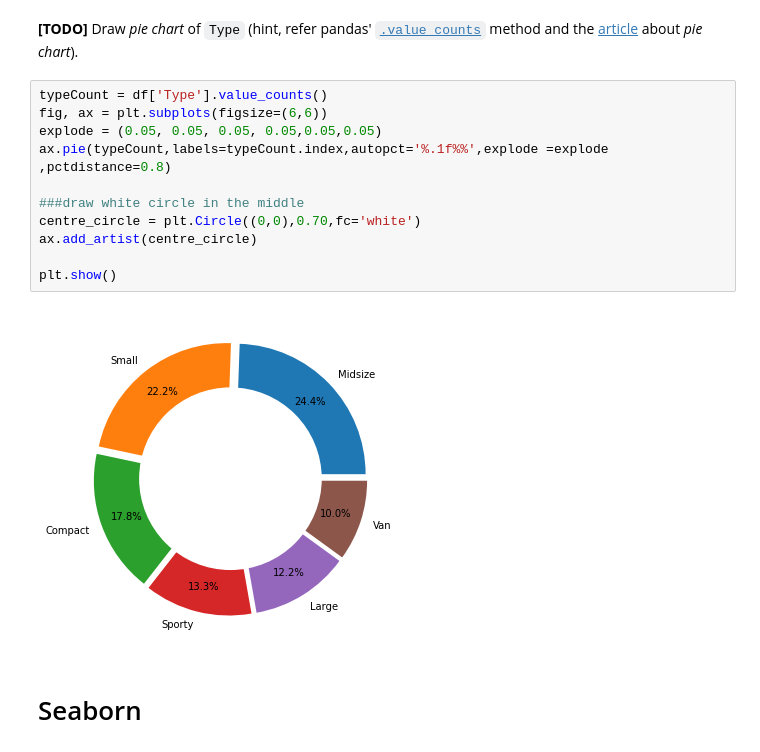
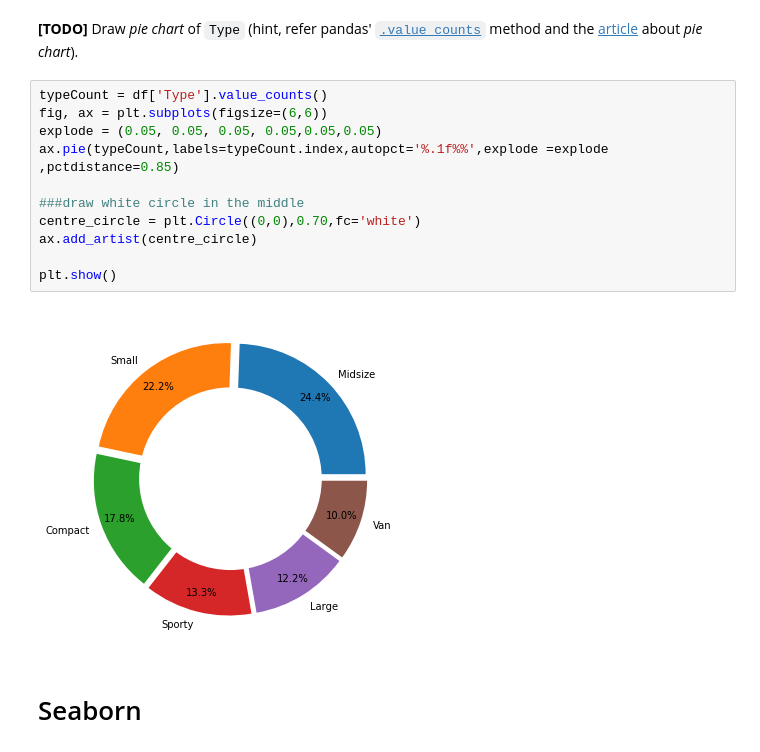
Before and after one commit to alcoholsky/DAP__, a Jupyter notebook: lecture4.ipynb, the cells around one changed output. Saved outputs shown, nothing was run; the diff lists cells and outputs as text.

```diff
--- a/lecture4.ipynb
+++ b/lecture4.ipynb
@@ -27,16 +27,16 @@ Please refer the [official doc](https://matplotlib.org/) or following [article](
 # %%
 typeCount = df['Type'].value_counts()
 fig, ax = plt.subplots(figsize=(6,6))
 explode = (0.05, 0.05, 0.05, 0.05,0.05,0.05)
-ax.pie(typeCount,labels=typeCount.index,autopct='%.1f%%',explode =explode ,pctdistance=0.8)
+ax.pie(typeCount,labels=typeCount.index,autopct='%.1f%%',explode =explode ,pctdistance=0.85)
 
 ###draw white circle in the middle
 centre_circle = plt.Circle((0,0),0.70,fc='white')
 ax.add_artist(centre_circle)
 
 plt.show()
 # %% [output]
-[figure, old version]
+[figure, new version]
 # %% [markdown]
 # Seaborn
 # %% [markdown]
```
Also changed, not shown: parts of 2 cells of this notebook.
